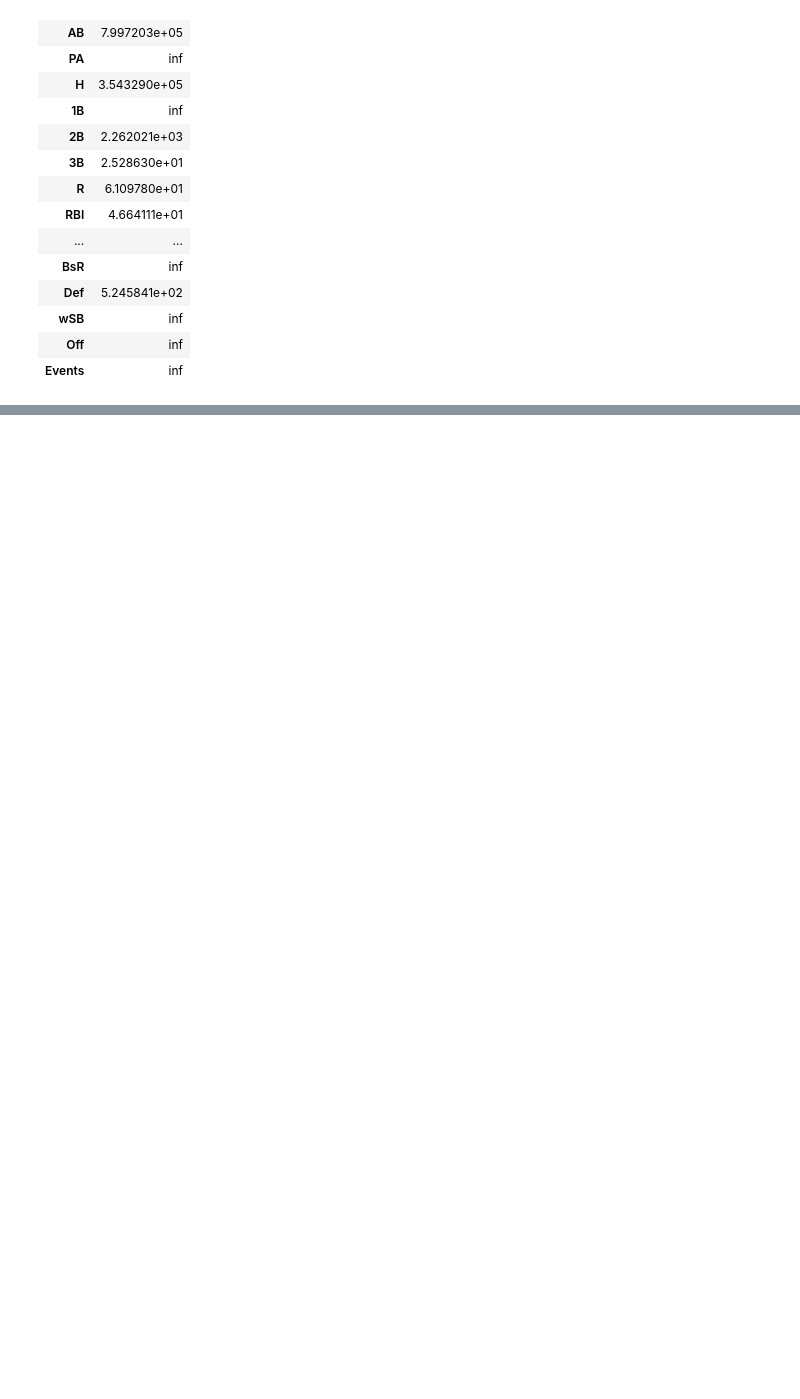
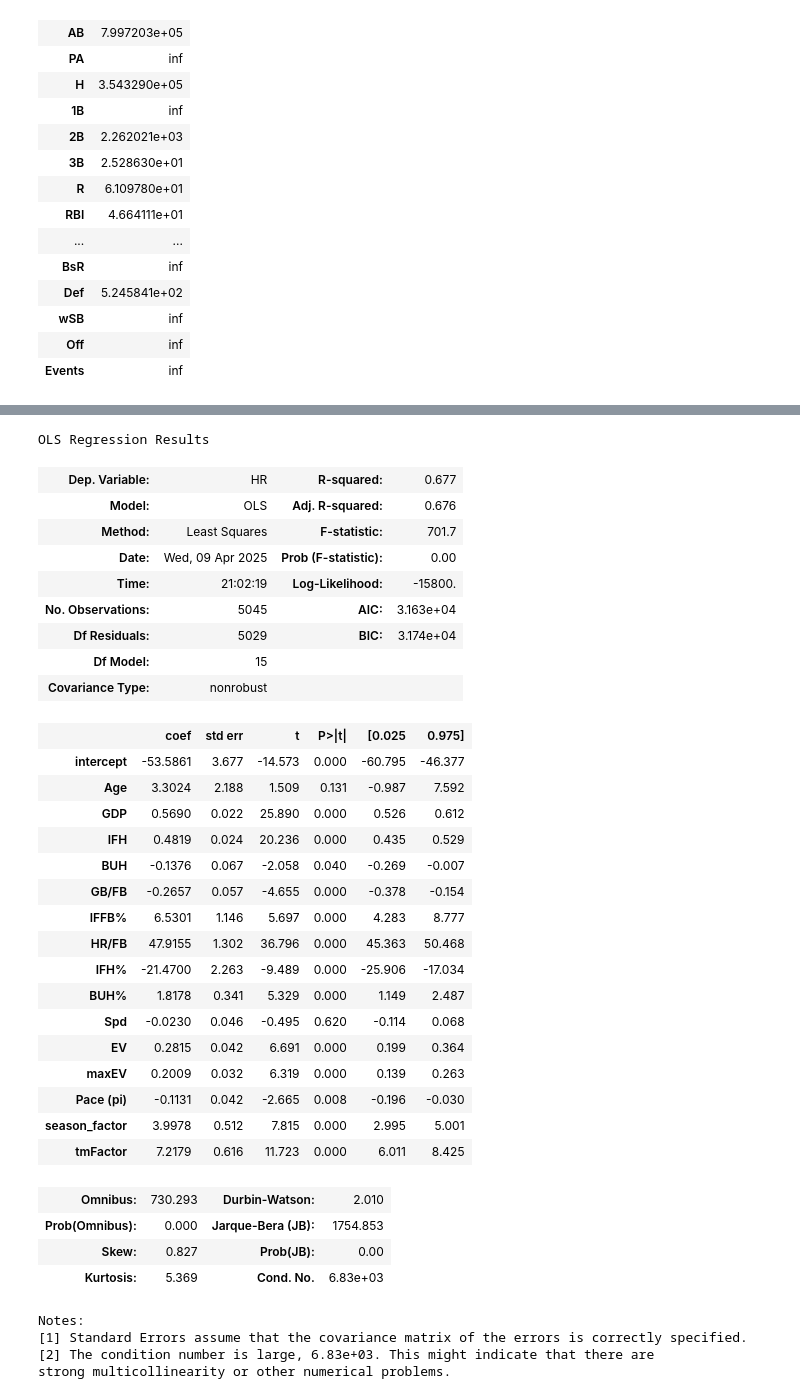
Before and after one commit to N-Janick/BE2100_HR_predictions_ML_project, a Jupyter notebook: notebooks/exploration/multivariable_linear_regression_notebook.ipynb, the cells around one changed output, grey strips where cells are left out. Drawn from its saved outputs; the diff is of its cells as text; code cells hidden in the pictures; blank space fills up the shorter version.

```diff
--- a/notebooks/exploration/multivariable_linear_regression_notebook.ipynb
+++ b/notebooks/exploration/multivariable_linear_regression_notebook.ipynb
@@ -331,0 +459,6 @@ vif
+# %%
+X_train.insert(0, 'intercept', 1)
+X_test.insert(0, 'intercept', 1)
+print(X_train.shape)
+print(X_test.shape)
+X_train.head()
@@ -331,0 +474,42 @@ vif
+# %%
+X_train = sm.add_constant(X_train)
+X_test = sm.add_constant(X_test)
+
+sm_model = sm.OLS(y_train, X_train).fit()
+sm_model.summary()
+# %% [output]
+OLS Regression Results
+| Dep. Variable: | HR | R-squared: | 0.677 |
+| Model: | OLS | Adj. R-squared: | 0.676 |
+| Method: | Least Squares | F-statistic: | 701.7 |
+| Date: | Wed, 09 Apr 2025 | Prob (F-statistic): | 0.00 |
+| Time: | 21:02:19 | Log-Likelihood: | -15800. |
+| No. Observations: | 5045 | AIC: | 3.163e+04 |
+| Df Residuals: | 5029 | BIC: | 3.174e+04 |
+| Df Model: | 15 |  |  |
+| Covariance Type: | nonrobust |  |  |
+|  | coef | std err | t | P>|t| | [0.025 | 0.975] |
+| intercept | -53.5861 | 3.677 | -14.573 | 0.000 | -60.795 | -46.377 |
+| Age | 3.3024 | 2.188 | 1.509 | 0.131 | -0.987 | 7.592 |
+| GDP | 0.5690 | 0.022 | 25.890 | 0.000 | 0.526 | 0.612 |
+| IFH | 0.4819 | 0.024 | 20.236 | 0.000 | 0.435 | 0.529 |
+| BUH | -0.1376 | 0.067 | -2.058 | 0.040 | -0.269 | -0.007 |
+| GB/FB | -0.2657 | 0.057 | -4.655 | 0.000 | -0.378 | -0.154 |
+| IFFB% | 6.5301 | 1.146 | 5.697 | 0.000 | 4.283 | 8.777 |
+| HR/FB | 47.9155 | 1.302 | 36.796 | 0.000 | 45.363 | 50.468 |
+| IFH% | -21.4700 | 2.263 | -9.489 | 0.000 | -25.906 | -17.034 |
+| BUH% | 1.8178 | 0.341 | 5.329 | 0.000 | 1.149 | 2.487 |
+| Spd | -0.0230 | 0.046 | -0.495 | 0.620 | -0.114 | 0.068 |
+| EV | 0.2815 | 0.042 | 6.691 | 0.000 | 0.199 | 0.364 |
+| maxEV | 0.2009 | 0.032 | 6.319 | 0.000 | 0.139 | 0.263 |
+| Pace (pi) | -0.1131 | 0.042 | -2.665 | 0.008 | -0.196 | -0.030 |
+| season_factor | 3.9978 | 0.512 | 7.815 | 0.000 | 2.995 | 5.001 |
+| tmFactor | 7.2179 | 0.616 | 11.723 | 0.000 | 6.011 | 8.425 |
+| Omnibus: | 730.293 | Durbin-Watson: | 2.010 |
+| Prob(Omnibus): | 0.000 | Jarque-Bera (JB): | 1754.853 |
+| Skew: | 0.827 | Prob(JB): | 0.00 |
+| Kurtosis: | 5.369 | Cond. No. | 6.83e+03 |
+Notes:
+[1] Standard Errors assume that the covariance matrix of the errors is correctly specified.
+[2] The condition number is large, 6.83e+03. This might indicate that there are
+strong multicollinearity or other numerical problems.
```
Also changed, not shown: parts of 15 cells of this notebook, 11 other files.
